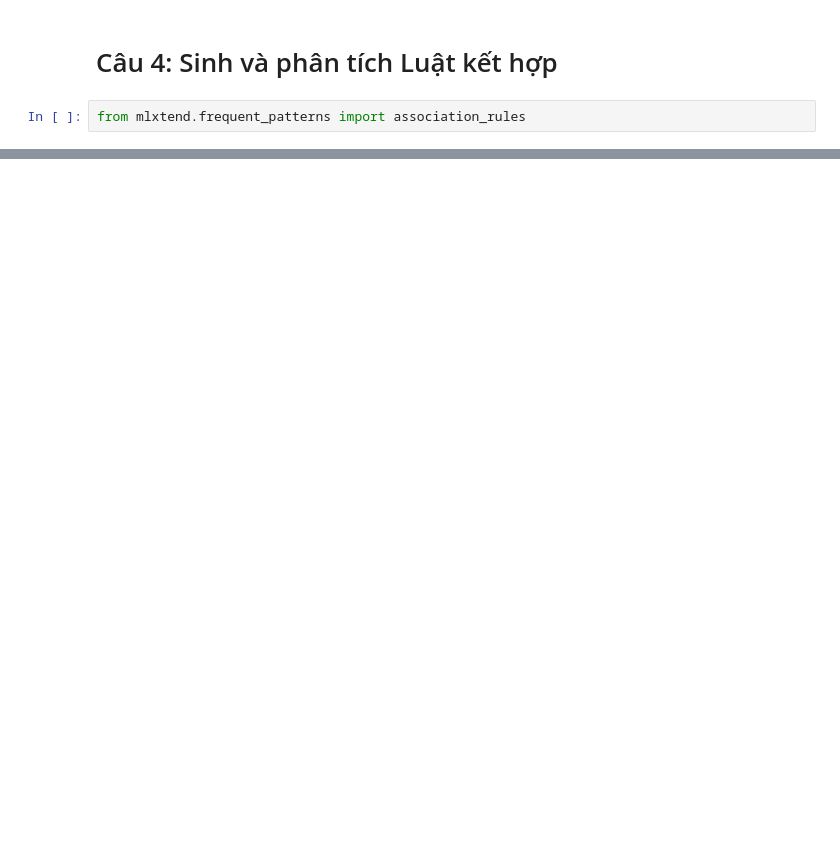
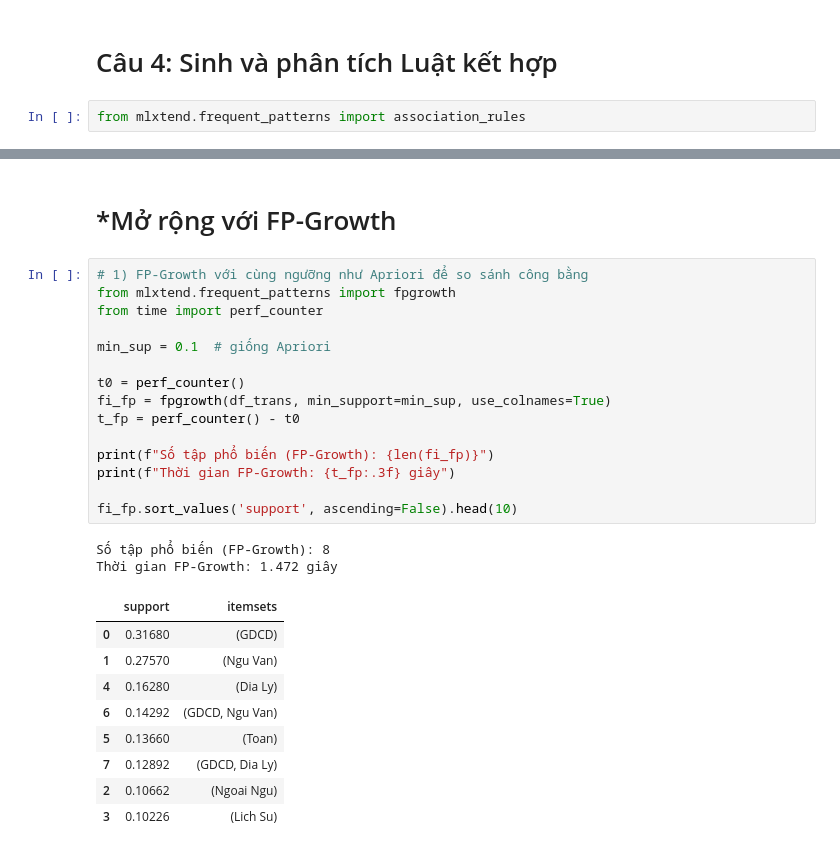
Before and after one commit to vnscience/DataMining, a Jupyter notebook: KPDL_BTH03.ipynb, the cells around one changed output, grey strips where cells are left out. Saved outputs shown, nothing was run; the diff lists cells and outputs as text; blank space fills up the shorter version.

```diff
--- a/KPDL_BTH03.ipynb
+++ b/KPDL_BTH03.ipynb
@@ -227,0 +210,29 @@ rules.sort_values(by='lift', ascending=False).head(5)
+# %% [markdown]
+# *Mở rộng với FP-Growth
+# %%
+# 1) FP-Growth với cùng ngưỡng như Apriori để so sánh công bằng
+from mlxtend.frequent_patterns import fpgrowth
+from time import perf_counter
+
+min_sup = 0.1  # giống Apriori
+
+t0 = perf_counter()
+fi_fp = fpgrowth(df_trans, min_support=min_sup, use_colnames=True)
+t_fp = perf_counter() - t0
+
+print(f"Số tập phổ biến (FP-Growth): {len(fi_fp)}")
+print(f"Thời gian FP-Growth: {t_fp:.3f} giây")
+
+fi_fp.sort_values('support', ascending=False).head(10)
+# %% [output]
+Số tập phổ biến (FP-Growth): 8
+Thời gian FP-Growth: 1.472 giây
+|  | support | itemsets |
+| 0 | 0.31680 | (GDCD) |
+| 1 | 0.27570 | (Ngu Van) |
+| 4 | 0.16280 | (Dia Ly) |
+| 6 | 0.14292 | (GDCD, Ngu Van) |
+| 5 | 0.13660 | (Toan) |
+| 7 | 0.12892 | (GDCD, Dia Ly) |
+| 2 | 0.10662 | (Ngoai Ngu) |
+| 3 | 0.10226 | (Lich Su) |
```
Also changed, not shown: parts of 12 cells of this notebook.
